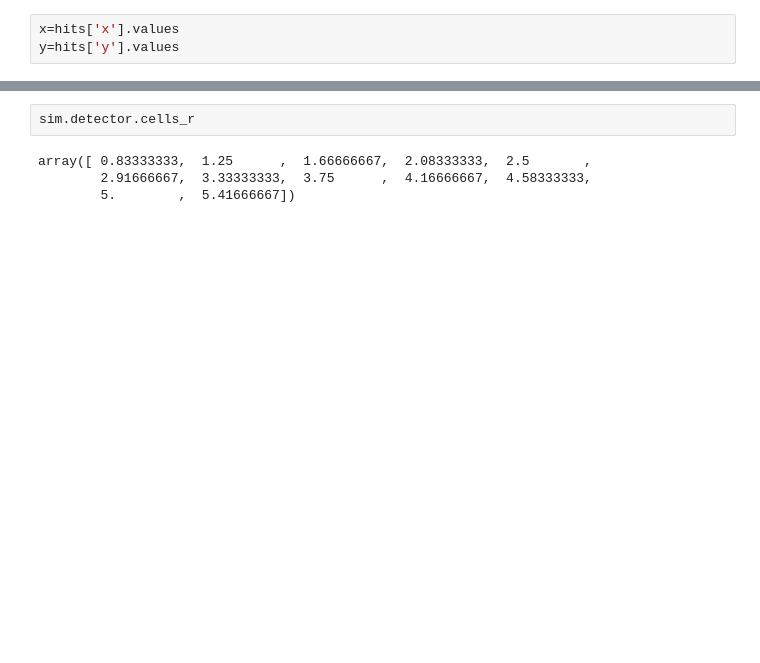
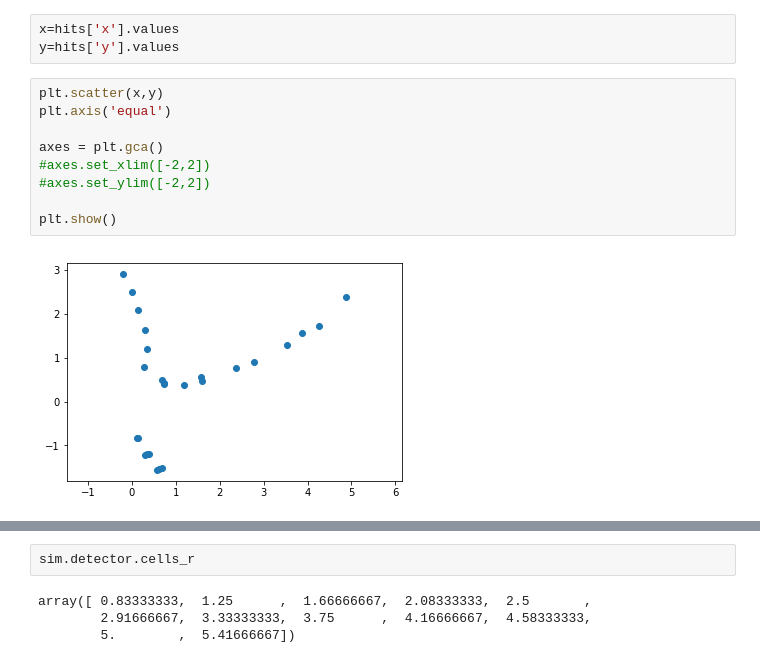
Before and after one commit to LAL/tracking, a Jupyter notebook: notebook_simulation.ipynb, the cells around one changed output, grey strips where cells are left out. Saved outputs shown, nothing was run; the diff lists cells and outputs as text; blank space fills up the shorter version.

```diff
--- a/notebook_simulation.ipynb
+++ b/notebook_simulation.ipynb
@@ -35,6 +54,17 @@ hits
 # %%
 x=hits['x'].values
 y=hits['y'].values
+# %%
+plt.scatter(x,y)
+plt.axis('equal')
+
+axes = plt.gca()
+#axes.set_xlim([-2,2])
+#axes.set_ylim([-2,2])
+
+plt.show()
+# %% [output]
+[figure, added]
 # %%
 plt.plot(simtrack1['x'].values,simtrack1['y'].values)
 plt.plot(simtrack2['x'].values,simtrack2['y'].values)
```
Also changed, not shown: parts of 14 cells of this notebook, 6 other files.
